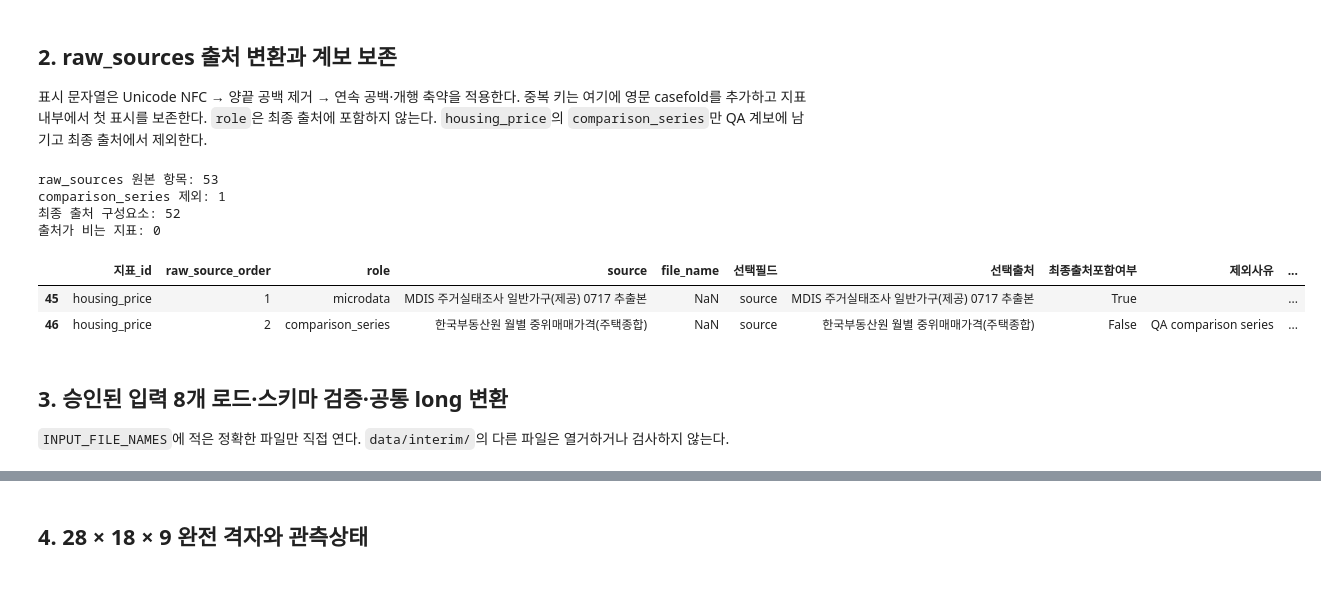
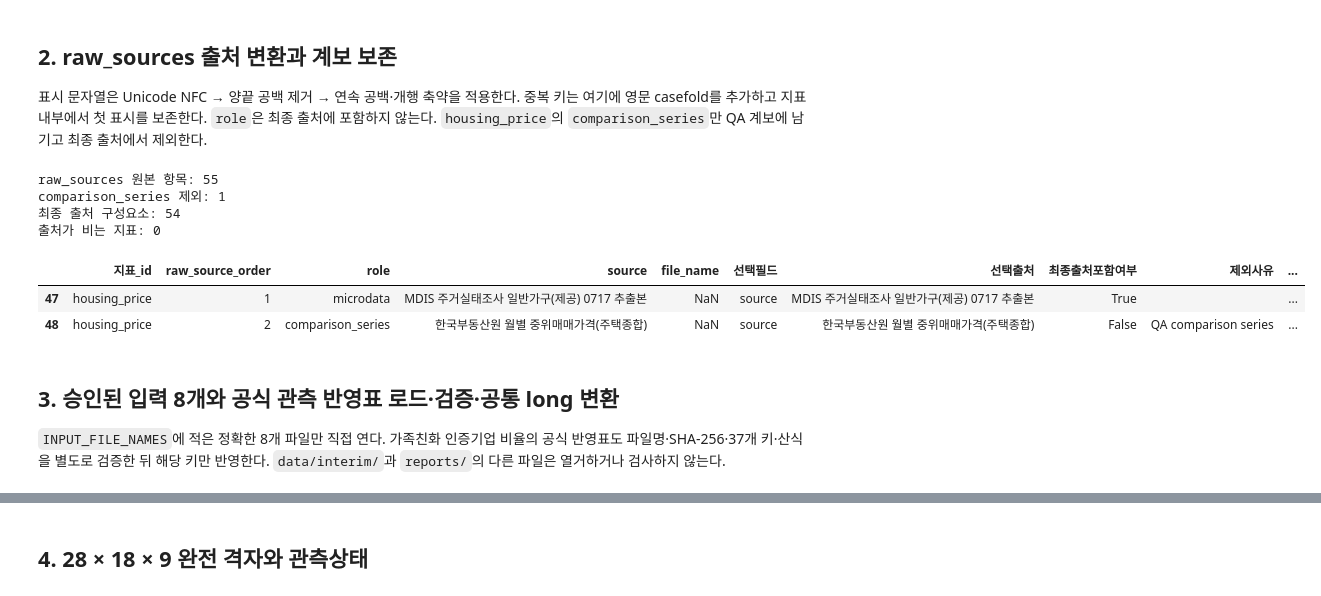
Before and after one commit to JungYeoni/yumocha, a Jupyter notebook: notebooks/20260804_EDA_구조환경지표_28개_보간전_통합패널.ipynb, the cells around one changed output, grey strips where cells are left out. Saved outputs shown, nothing was run; the diff lists cells and outputs as text; code cells hidden in the pictures.

```diff
--- a/notebooks/20260804_EDA_구조환경지표_28개_보간전_통합패널.ipynb
+++ b/notebooks/20260804_EDA_구조환경지표_28개_보간전_통합패널.ipynb
@@ -270,43 +291,43 @@ for item in indicators:
             'file_name': raw_source.get('file_name'),
             '선택필드': selected_field,
             '선택출처': selected_display,
             '최종출처포함여부': include,
             '제외사유': exclusion_reason,
             'raw_source_json': json.dumps(raw_source, ensure_ascii=False, sort_keys=False),
         })
 
     final_source = '; '.join(components)
     assert final_source, f"최종 출처가 비었습니다: {item['id']}"
     final_source_by_id[item['id']] = final_source
 
 source_lineage = pd.DataFrame(lineage_rows, columns=[
     '지표_id', 'raw_source_order', 'role', 'source', 'file_name', '선택필드', '선택출처',
     '최종출처포함여부', '제외사유', 'raw_source_json'
 ])
-assert len(source_lineage) == 53, f"raw_sources 항목 수 오류: {len(source_lineage)}"
+assert len(source_lineage) == 55, f"raw_sources 항목 수 오류: {len(source_lineage)}"
 comparison_excluded = source_lineage['제외사유'].eq('QA comparison series').sum()
 assert comparison_excluded == 1, f"comparison_series 제외 수 오류: {comparison_excluded}"
 included_source_components = int(source_lineage['최종출처포함여부'].sum())
-assert included_source_components == 52, f"최종 출처 구성요소 수 오류: {included_source_components}"
+assert included_source_components == 54, f"최종 출처 구성요소 수 오류: {included_source_components}"
 assert len(final_source_by_id) == 28 and all(final_source_by_id.values())
 
 print('raw_sources 원본 항목:', len(source_lineage))
 print('comparison_series 제외:', comparison_excluded)
 print('최종 출처 구성요소:', included_source_components)
 print('출처가 비는 지표:', sum(not value for value in final_source_by_id.values()))
 display(source_lineage[source_lineage['지표_id'].eq('housing_price')])
 # %% [output]
-raw_sources 원본 항목: 53
+raw_sources 원본 항목: 55
 comparison_series 제외: 1
-최종 출처 구성요소: 52
+최종 출처 구성요소: 54
 출처가 비는 지표: 0
 |  | 지표_id | raw_source_order | role | source | file_name | 선택필드 | 선택출처 | 최종출처포함여부 | 제외사유 | ... |
-| 45 | housing_price | 1 | microdata | MDIS 주거실태조사 일반가구(제공) 0717 추출본 | NaN | source | MDIS 주거실태조사 일반가구(제공) 0717 추출본 | True |  | ... |
-| 46 | housing_price | 2 | comparison_series | 한국부동산원 월별 중위매매가격(주택종합) | NaN | source | 한국부동산원 월별 중위매매가격(주택종합) | False | QA comparison series | ... |
+| 47 | housing_price | 1 | microdata | MDIS 주거실태조사 일반가구(제공) 0717 추출본 | NaN | source | MDIS 주거실태조사 일반가구(제공) 0717 추출본 | True |  | ... |
+| 48 | housing_price | 2 | comparison_series | 한국부동산원 월별 중위매매가격(주택종합) | NaN | source | 한국부동산원 월별 중위매매가격(주택종합) | False | QA comparison series | ... |
 # %% [markdown]
-## 3. 승인된 입력 8개 로드·스키마 검증·공통 long 변환
+## 3. 승인된 입력 8개와 공식 관측 반영표 로드·검증·공통 long 변환
 
-`INPUT_FILE_NAMES`에 적은 정확한 파일만 직접 연다. `data/interim/`의 다른 파일은 열거하거나 검사하지 않는다.
+`INPUT_FILE_NAMES`에 적은 정확한 8개 파일만 직접 연다. 가족친화 인증기업 비율의 공식 반영표도 파일명·SHA-256·37개 키·산식을 별도로 검증한 뒤 해당 키만 반영한다. `data/interim/`과 `reports/`의 다른 파일은 열거하거나 검사하지 않는다.
 # %%
 def verify_and_parse_input_bytes(raw_bytes_by_file, input_manifest, csv_reader=pd.read_csv):
     verification_by_file = OrderedDict()
```
Also changed, not shown: parts of 6 cells of this notebook, 21 other files.
